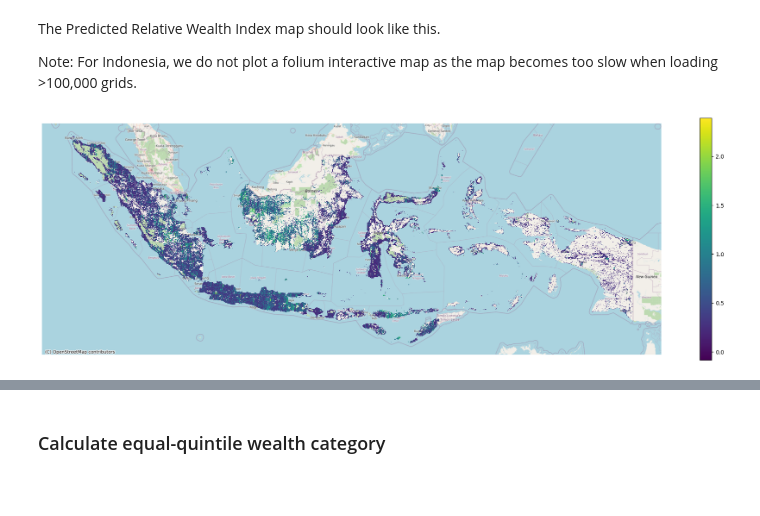
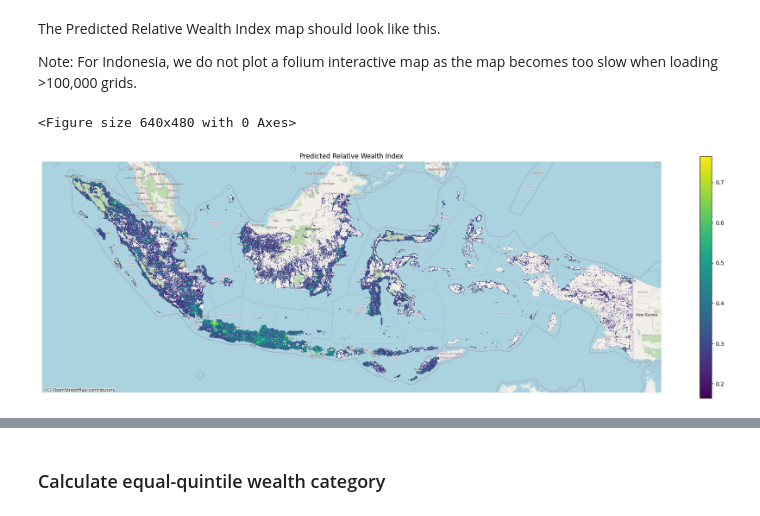
Before and after one commit to thinkingmachines/unicef-ai4d-poverty-mapping, a Jupyter notebook: notebooks/2023-02-21-cross-country-rollouts/id/3_id_rollout_model.ipynb, the cells around one changed output, grey strips where cells are left out. Cells and saved outputs as stored; diff of their text form; code cells hidden in the pictures; blank space fills up the shorter version.

Commit message:
Add updated rollout notebook with minmax scaler

```diff
--- a/notebooks/2023-02-21-cross-country-rollouts/id/3_id_rollout_model.ipynb
+++ b/notebooks/2023-02-21-cross-country-rollouts/id/3_id_rollout_model.ipynb
@@ -117,7 +120,7 @@ for subarea_osm in country_subareas_osm:
         subarea_extent,
         how='inner',
         predicate='intersects'
-    ).drop(columns=['index_right'])
+    ).drop(columns=['index_right']).reset_index(drop=True)
     logger.info(f"Processing aoi grids in osm_region: {subarea_osm} (n = {len(aoi_in_subarea)})")
 
     aoi_in_subarea = generate_features(
@@ -127,8 +130,8 @@ for subarea_osm in country_subareas_osm:
         nightlights_year,
         scale = False,
         features_only = False,
-        use_aoi_quadkey=True,
-        aoi_quadkey_col="quadkey"
+        use_aoi_quadkey = True,
+        aoi_quadkey_col = "quadkey"
     )
     subarea_data_list.append(aoi_in_subarea)
 
@@ -189,10 +196,14 @@ print(feature_cols)
+# %%
+scaler = MinMaxScaler()
+q = 100 # express in terms of 0-100
+q_decimal = q / 100
 # %%
 %%time
-scaler = StandardScaler()
-
 features = aoi_data[feature_cols].copy()
 for col in feature_cols:
-    features[col + "_scaled"] = scaler.fit_transform(features[[col]])
-features = features.drop(columns=feature_cols)
-features.head()
+    max_val = features[[col]].quantile(q_decimal)
+    features[col + "_scaled"] = scaler.fit_transform(features[[col]].clip(upper=max_val, axis=1))
+
+# Keep only scaled columns
+features = features[[col for col in features.columns if '_scaled' in col]]
 # %% [output]
@@ -211,0 +220,4 @@ rollout_aoi = aoi.copy()
+# %%
+rollout_aoi = aoi_data.copy()
+rollout_aoi = rollout_aoi[[col for col in rollout_aoi.columns if col not in feature_cols]] # remove raw feature columns
+rollout_aoi.info()
@@ -255,15 +285,19 @@ The Predicted Relative Wealth Index map should look like this.
 
 Note: For Indonesia, we do not plot a folium interactive map as the map becomes too slow when loading >100,000 grids.
 # %%
+plt.cla()
+plt.clf()
 rollout_aoi_plot = rollout_aoi.to_crs("EPSG:3857")
 ax = rollout_aoi_plot.plot("Predicted Relative Wealth Index", figsize=(20, 8), cmap="viridis", legend=True, legend_kwds={'shrink': 0.8})
 cx.add_basemap(ax, source=cx.providers.OpenStreetMap.Mapnik)
 ax.set_axis_off()
+plt.title("Predicted Relative Wealth Index")
 plt.tight_layout()
 plt.savefig(f'{rollout_date}-{country_code}-predicted-wealth-index.png')
 plt.show()
 # %% [output]
+<Figure size 640x480 with 0 Axes>
-[figure, old version]
+[figure, new version]
 # %%
 rollout_aoi.head()
 # %% [output]
```
Also changed, not shown: parts of 27 cells of this notebook.
